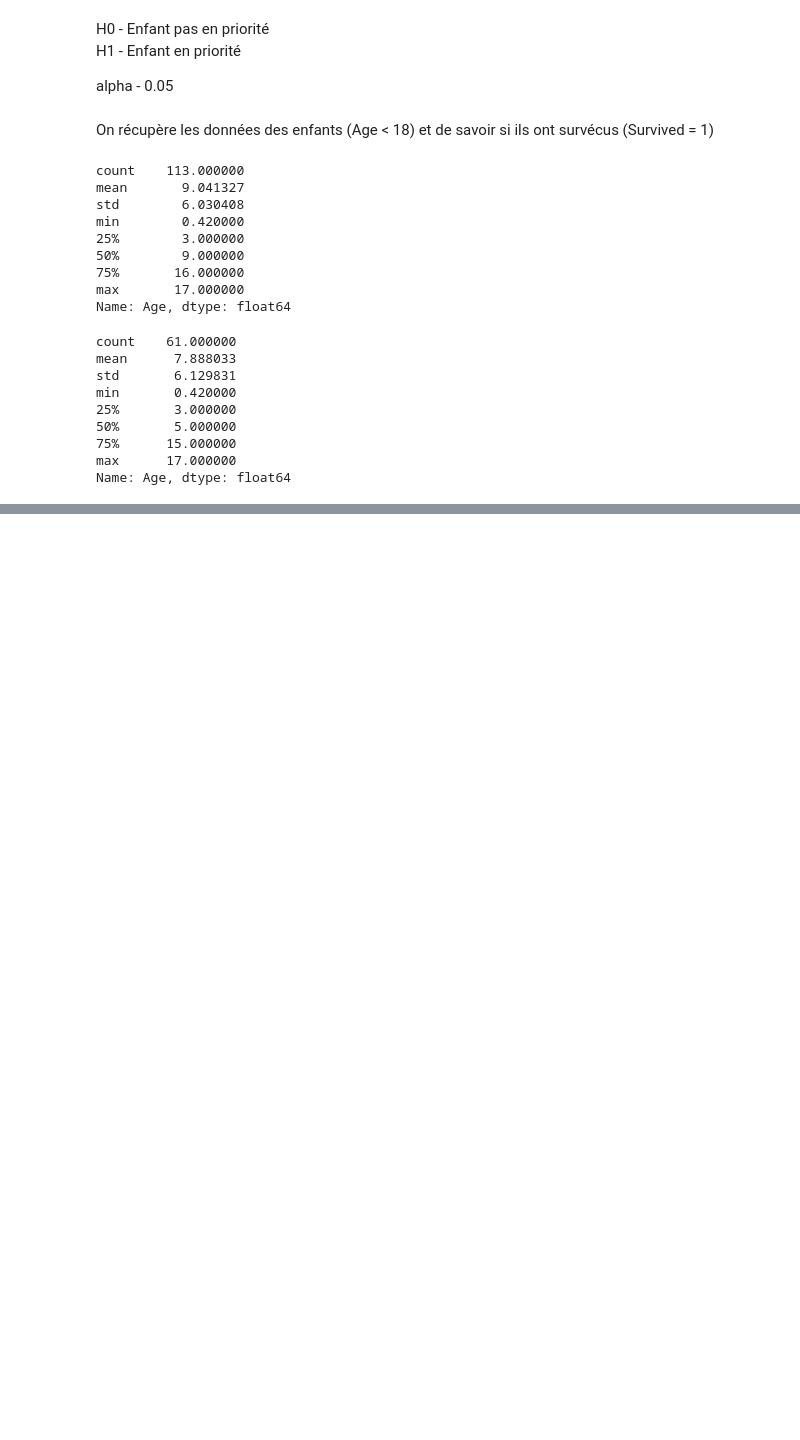
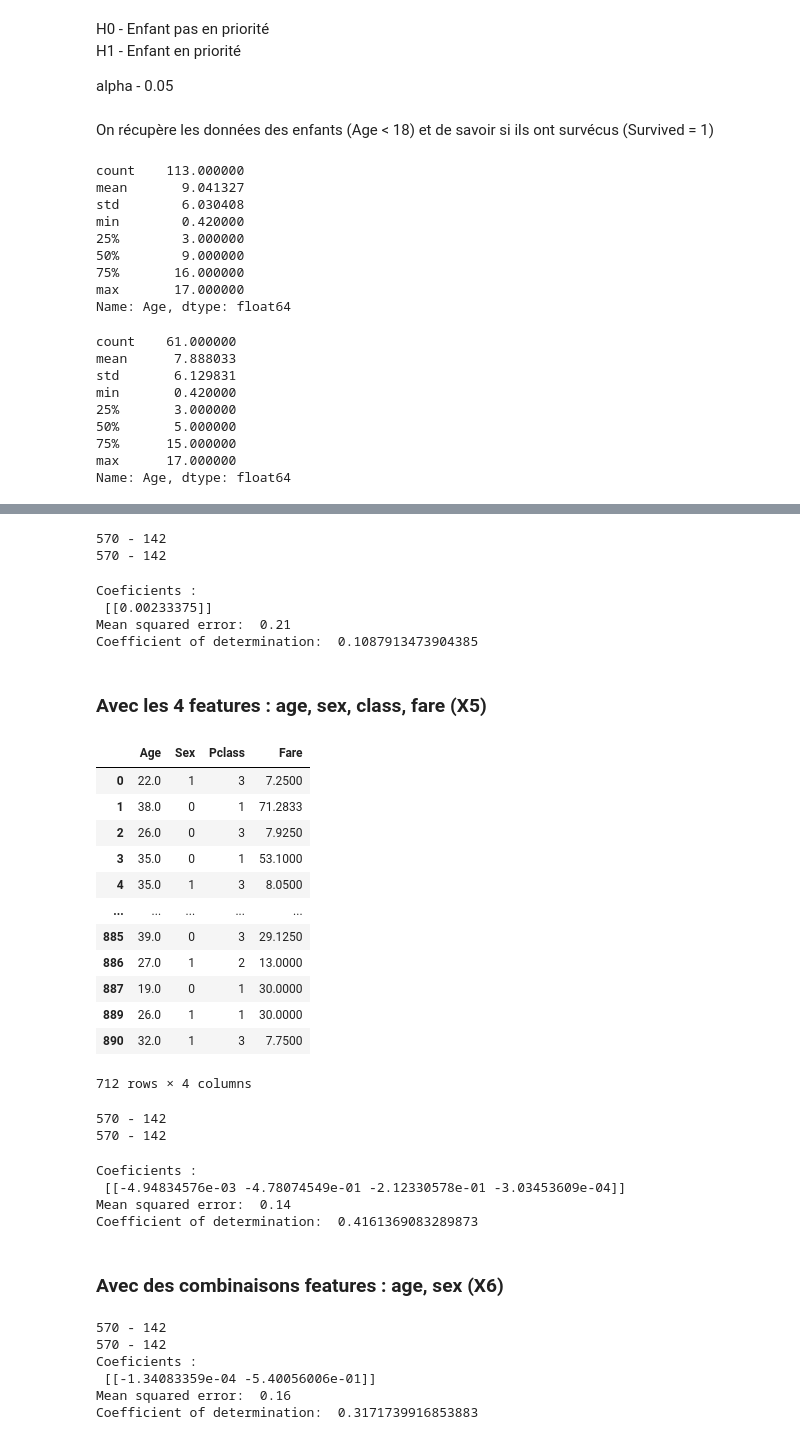
Before and after one commit to Eytuzhee/project_titanic, a Jupyter notebook: work.ipynb, the cells around one changed output, grey strips where cells are left out. Saved outputs shown, nothing was run; the diff lists cells and outputs as text; code cells hidden in the pictures; blank space fills up the shorter version.

Commit message:
regression lineaire

```diff
--- a/work.ipynb
+++ b/work.ipynb
@@ -185,0 +362,80 @@ Name: Age, dtype: float64
+# %%
+df_X4_train = df_X4[:-len_test]
+df_X4_test = df_X4[-len_test:]
+print(len(df_X4_train),'-', len(df_X4_test))
+print(len(df_Y_train), '-', len(df_Y_test))
+# %% [output]
+570 - 142
+570 - 142
+# %%
+regrX4 = linear_model.LinearRegression()
+regrX4.fit(df_X4_train, df_Y_train)
+df_Y4_pred = regrX4.predict(df_X4_test)
+print('Coeficients : \n', regrX4.coef_)
+print('Mean squared error: ', round(mean_squared_error(df_Y_test,df_Y4_pred),2))
+print('Coefficient of determination: ', r2_score(df_Y_test,df_Y4_pred))
+# %% [output]
+Coeficients :
+ [[0.00233375]]
+Mean squared error:  0.21
+Coefficient of determination:  0.1087913473904385
+# %% [markdown]
+### Avec les 4 features : age, sex, class, fare (X5)
+# %%
+df_X5 = pd.DataFrame(df_train_clean[['Age','Sex','Pclass','Fare']], columns=['Age','Sex','Pclass','Fare']).replace(['male','female'],[1,0])
+df_X5
+# %% [output]
+|  | Age | Sex | Pclass | Fare |
+| 0 | 22.0 | 1 | 3 | 7.2500 |
+| 1 | 38.0 | 0 | 1 | 71.2833 |
+| 2 | 26.0 | 0 | 3 | 7.9250 |
+| 3 | 35.0 | 0 | 1 | 53.1000 |
+| 4 | 35.0 | 1 | 3 | 8.0500 |
+| ... | ... | ... | ... | ... |
+| 885 | 39.0 | 0 | 3 | 29.1250 |
+| 886 | 27.0 | 1 | 2 | 13.0000 |
+| 887 | 19.0 | 0 | 1 | 30.0000 |
+| 889 | 26.0 | 1 | 1 | 30.0000 |
+| 890 | 32.0 | 1 | 3 | 7.7500 |
+712 rows × 4 columns
+# %%
+df_X5_train = df_X5[:-len_test]
+df_X5_test = df_X5[-len_test:]
+print(len(df_X5_train),'-', len(df_X5_test))
+print(len(df_Y_train), '-', len(df_Y_test))
+# %% [output]
+570 - 142
+570 - 142
+# %%
+regrX5 = linear_model.LinearRegression()
+regrX5.fit(df_X5_train, df_Y_train)
+df_Y5_pred = regrX5.predict(df_X5_test)
+print('Coeficients : \n', regrX5.coef_)
+print('Mean squared error: ', round(mean_squared_error(df_Y_test,df_Y5_pred),2))
+print('Coefficient of determination: ', r2_score(df_Y_test,df_Y5_pred))
+# %% [output]
+Coeficients :
+ [[-4.94834576e-03 -4.78074549e-01 -2.12330578e-01 -3.03453609e-04]]
+Mean squared error:  0.14
+Coefficient of determination:  0.4161369083289873
+# %% [markdown]
+### Avec des combinaisons features : age, sex (X6)
+# %%
+df_X6 = pd.DataFrame(df_train_clean[['Age','Sex']], columns=['Age','Sex']).replace(['male','female'],[1,0])
+df_X6_train = df_X6[:-len_test]
+df_X6_test = df_X6[-len_test:]
+print(len(df_X6_train),'-', len(df_X6_test))
+print(len(df_Y_train), '-', len(df_Y_test))
+regrX6 = linear_model.LinearRegression()
+regrX6.fit(df_X6_train, df_Y_train)
+df_Y6_pred = regrX6.predict(df_X6_test)
+print('Coeficients : \n', regrX6.coef_)
+print('Mean squared error: ', round(mean_squared_error(df_Y_test,df_Y6_pred),2))
+print('Coefficient of determination: ', r2_score(df_Y_test,df_Y6_pred))
+# %% [output]
+570 - 142
+570 - 142
+Coeficients :
+ [[-1.34083359e-04 -5.40056006e-01]]
+Mean squared error:  0.16
+Coefficient of determination:  0.3171739916853883
```
Also changed, not shown: parts of 49 cells of this notebook.
